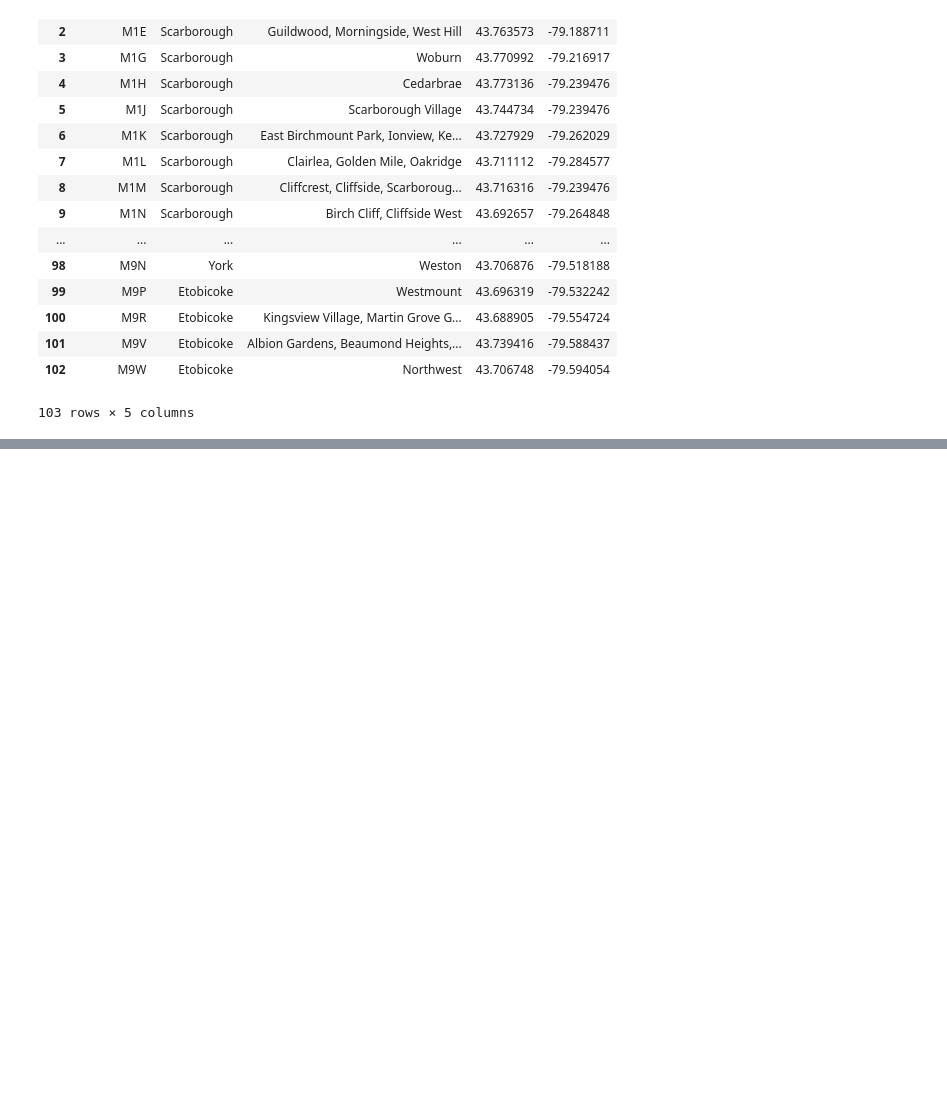
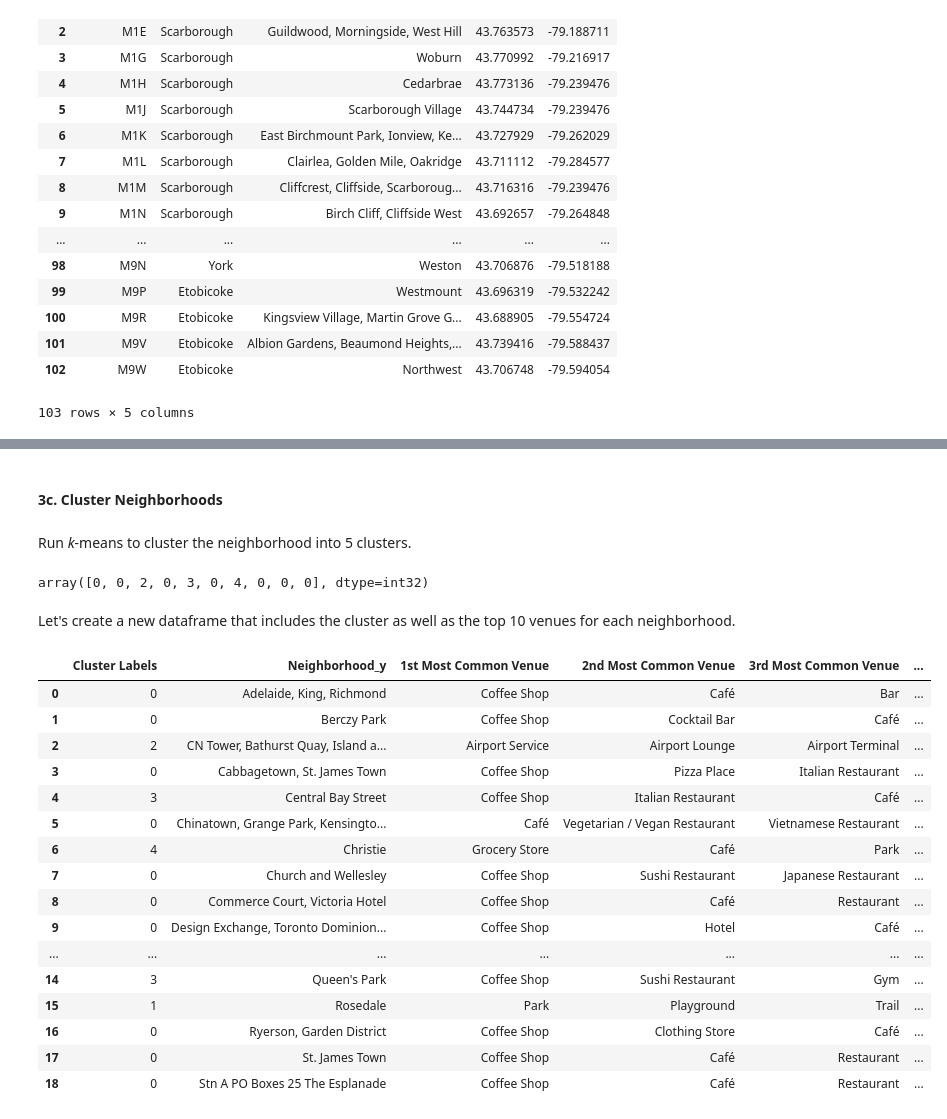
Before and after one commit to WallyNY/Coursera_Capstone, a Jupyter notebook: Capstone_week_3_part_1.ipynb, the cells around one changed output, grey strips where cells are left out. Saved outputs shown, nothing was run; the diff lists cells and outputs as text; code cells hidden in the pictures; blank space fills up the shorter version.

```diff
--- a/Capstone_week_3_part_1.ipynb
+++ b/Capstone_week_3_part_1.ipynb
@@ -354,0 +741,6 @@ combined_postal
+# %%
+def return_most_common_venues(row, num_top_venues):
+    row_categories = row.iloc[1:]
+    row_categories_sorted = row_categories.sort_values(ascending=False)
+
+    return row_categories_sorted.index.values[0:num_top_venues]
@@ -354,0 +749,21 @@ combined_postal
+# %%
+num_top_venues = 10
+
+indicators = ['st', 'nd', 'rd']
+
+# create columns according to number of top venues
+columns = ['Neighborhood_y']
+for ind in np.arange(num_top_venues):
+    try:
+        columns.append('{}{} Most Common Venue'.format(ind+1, indicators[ind]))
+    except:
+        columns.append('{}th Most Common Venue'.format(ind+1))
+
+# create a new dataframe
+neighborhoods_venues_sorted = pd.DataFrame(columns=columns)
+neighborhoods_venues_sorted['Neighborhood_y'] = dt_grouped['Neighborhood_y']
+
+for ind in np.arange(dt_grouped.shape[0]):
+    neighborhoods_venues_sorted.iloc[ind, 1:] = return_most_common_venues(dt_grouped.iloc[ind, :], num_top_venues)
+
+neighborhoods_venues_sorted.head()
@@ -354,0 +777,40 @@ combined_postal
+# %% [markdown]
+#### 3c. Cluster Neighborhoods
+# %% [markdown]
+Run *k*-means to cluster the neighborhood into 5 clusters.
+# %%
+# set number of clusters
+kclusters = 5
+
+dt_grouped_clustering = dt_grouped.drop('Neighborhood_y', 1)
+
+# run k-means clustering
+kmeans = KMeans(n_clusters=kclusters, random_state=0).fit(dt_grouped_clustering)
+
+# check cluster labels generated for each row in the dataframe
+kmeans.labels_[0:10]
+# %% [output]
+array([0, 0, 2, 0, 3, 0, 4, 0, 0, 0], dtype=int32)
+# %% [markdown]
+Let's create a new dataframe that includes the cluster as well as the top 10 venues for each neighborhood.
+# %%
+# add clustering labels
+neighborhoods_venues_sorted.insert(0, 'Cluster Labels', kmeans.labels_)
+# %% [output]
+|  | Cluster Labels | Neighborhood_y | 1st Most Common Venue | 2nd Most Common Venue | 3rd Most Common Venue | ... |
+| 0 | 0 | Adelaide, King, Richmond | Coffee Shop | Café | Bar | ... |
+| 1 | 0 | Berczy Park | Coffee Shop | Cocktail Bar | Café | ... |
+| 2 | 2 | CN Tower, Bathurst Quay, Island a... | Airport Service | Airport Lounge | Airport Terminal | ... |
+| 3 | 0 | Cabbagetown, St. James Town | Coffee Shop | Pizza Place | Italian Restaurant | ... |
+| 4 | 3 | Central Bay Street | Coffee Shop | Italian Restaurant | Café | ... |
+| 5 | 0 | Chinatown, Grange Park, Kensingto... | Café | Vegetarian / Vegan Restaurant | Vietnamese Restaurant | ... |
+| 6 | 4 | Christie | Grocery Store | Café | Park | ... |
+| 7 | 0 | Church and Wellesley | Coffee Shop | Sushi Restaurant | Japanese Restaurant | ... |
+| 8 | 0 | Commerce Court, Victoria Hotel | Coffee Shop | Café | Restaurant | ... |
+| 9 | 0 | Design Exchange, Toronto Dominion... | Coffee Shop | Hotel | Café | ... |
+| ... | ... | ... | ... | ... | ... | ... |
+| 14 | 3 | Queen's Park | Coffee Shop | Sushi Restaurant | Gym | ... |
+| 15 | 1 | Rosedale | Park | Playground | Trail | ... |
+| 16 | 0 | Ryerson, Garden District | Coffee Shop | Clothing Store | Café | ... |
+| 17 | 0 | St. James Town | Coffee Shop | Café | Restaurant | ... |
+| 18 | 0 | Stn A PO Boxes 25 The Esplanade | Coffee Shop | Café | Restaurant | ... |
```
Also changed, not shown: parts of 63 cells of this notebook.
